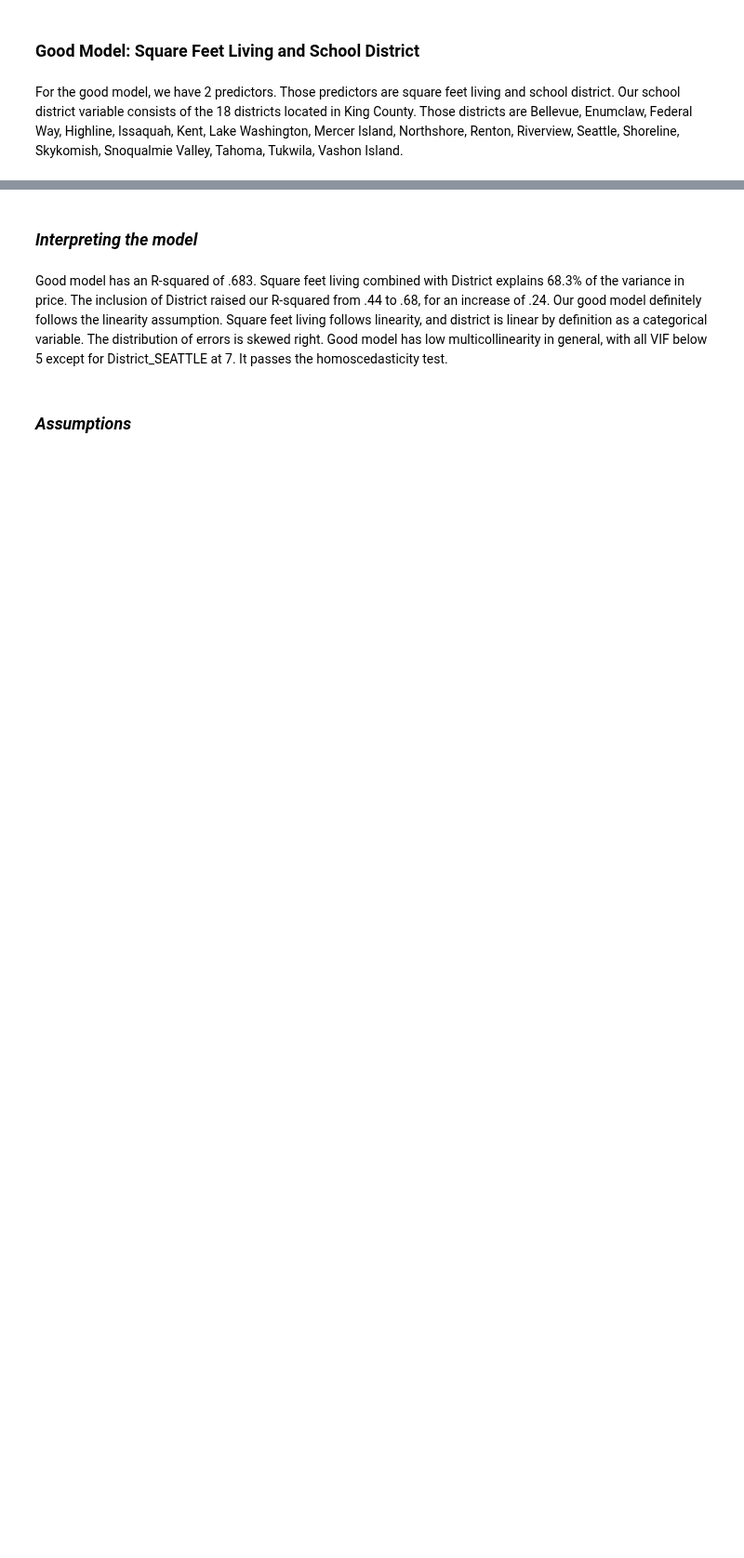
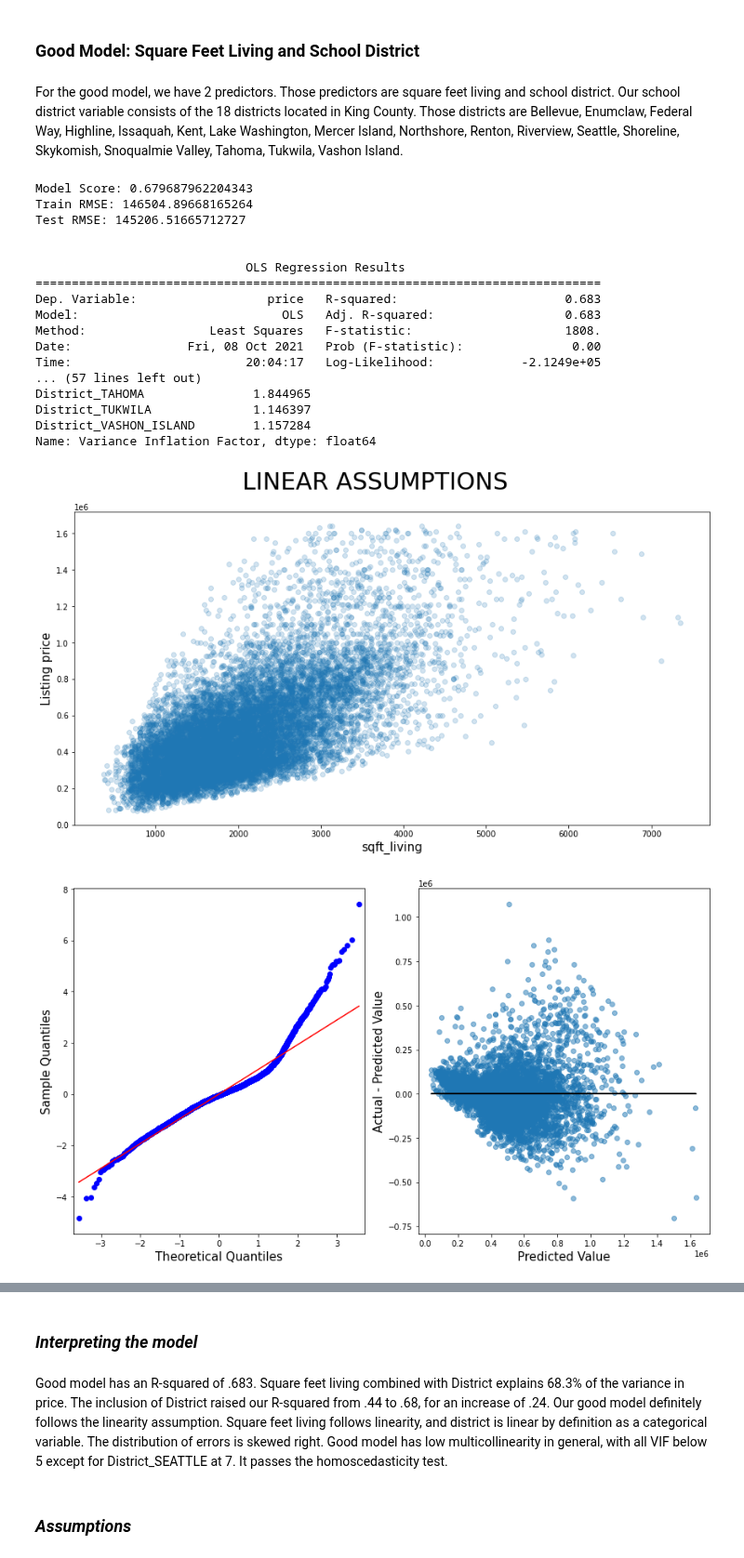
Before and after one commit to cyborgsage/kingco-realestate, a Jupyter notebook: KC_Real_Estate.ipynb, the cells around one changed output, grey strips where cells are left out. Shown at 93% size. Saved outputs shown, nothing was run; the diff lists cells and outputs as text; code cells hidden in the pictures; blank space fills up the shorter version.

```diff
--- a/KC_Real_Estate.ipynb
+++ b/KC_Real_Estate.ipynb
@@ -339,11 +278,29 @@ ax.set_ylabel("Actual - Predicted Value");
 # %% [markdown]
 For the good model, we have 2 predictors. Those predictors are square feet living and school district. Our school district variable consists of the 18 districts located in King County. Those districts are Bellevue, Enumclaw, Federal Way, Highline, Issaquah, Kent, Lake Washington, Mercer Island, Northshore, Renton, Riverview, Seattle, Shoreline, Skykomish, Snoqualmie Valley, Tahoma, Tukwila, Vashon Island.
 # %%
-good_y = df["price"]
 good_formula = first_formula + ['District_BELLEVUE','District_ENUMCLAW','District_FEDERAL_WAY',
                  'District_HIGHLINE','District_ISSAQUAH','District_KENT','District_LAKE_WASHINGTON','District_MERCER_ISLAND',
                  'District_NORTHSHORE','District_RENTON','District_RIVERVIEW','District_SEATTLE','District_SHORELINE',
                  'District_SKYKOMISH','District_SNOQUALMIE_VALLEY','District_TAHOMA','District_TUKWILA',
                  'District_VASHON_ISLAND']
-good_full_formula = ['price'] + good_formula
-good_X = df[good_formula]
+model_and_assume(good_formula)
+# %% [output]
+Model Score: 0.679687962204343
+Train RMSE: 146504.89668165264
+Test RMSE: 145206.51665712727
+
+
+                             OLS Regression Results
+==============================================================================
+Dep. Variable:                  price   R-squared:                       0.683
+Model:                            OLS   Adj. R-squared:                  0.683
+Method:                 Least Squares   F-statistic:                     1808.
+Date:                Fri, 08 Oct 2021   Prob (F-statistic):               0.00
+Time:                        20:04:17   Log-Likelihood:            -2.1249e+05
+... (57 lines left out)
+District_TAHOMA               1.844965
+District_TUKWILA              1.146397
+District_VASHON_ISLAND        1.157284
+Name: Variance Inflation Factor, dtype: float64
+[figure, added]
+[figure, added]
```
Also changed, not shown: parts of 77 cells of this notebook, 2 other files.
